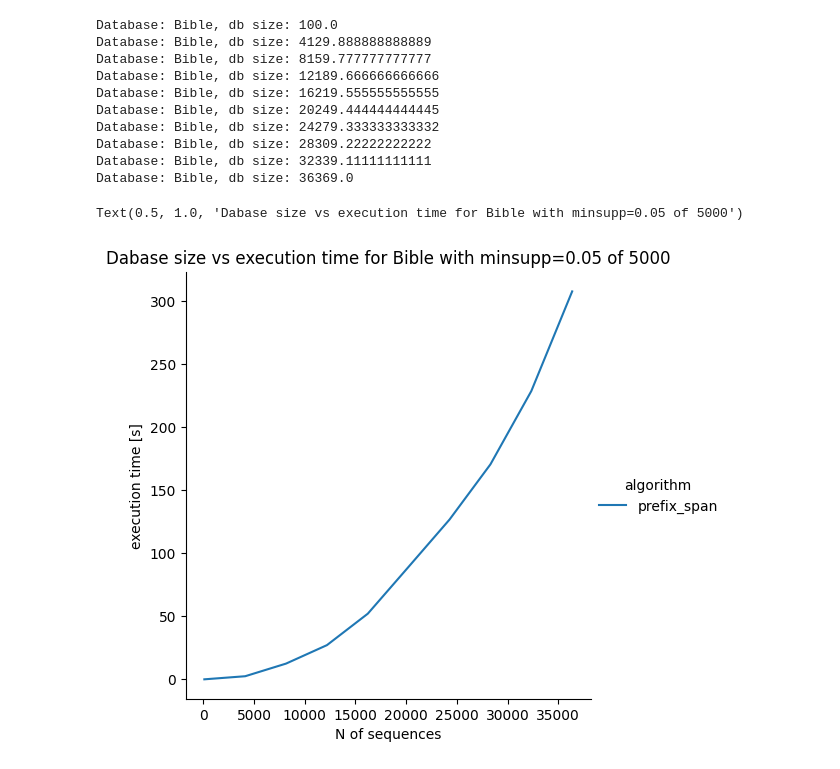
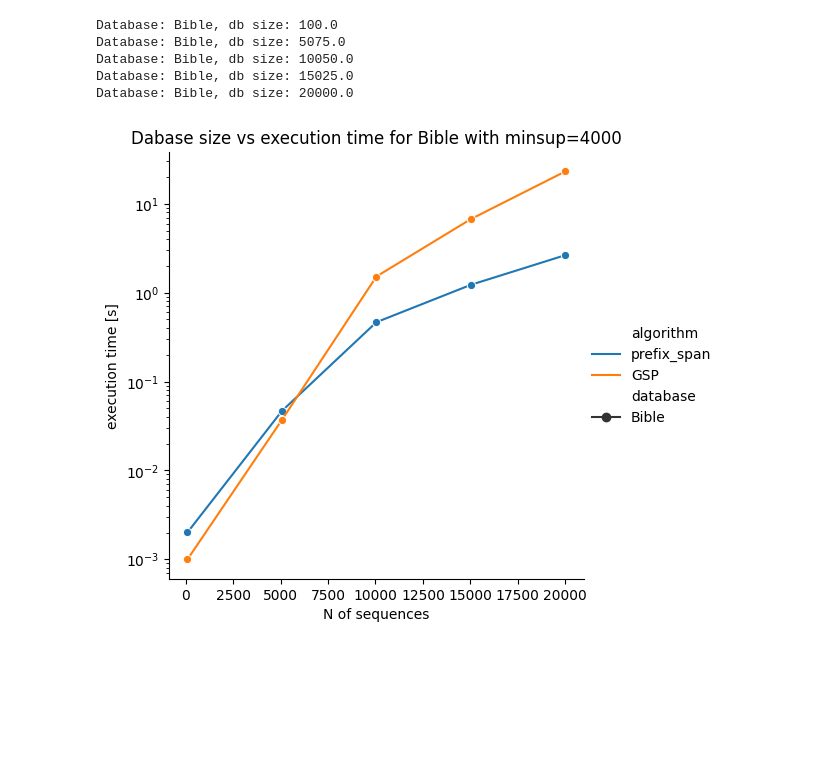
Before and after one commit to mati9456/MED_projekt, a Jupyter notebook: testy.ipynb, the cells around one changed output. Saved outputs shown, nothing was run; the diff lists cells and outputs as text; code cells hidden in the pictures; blank space fills up the shorter version.

```diff
--- a/testy.ipynb
+++ b/testy.ipynb
@@ -84,10 +103,10 @@ Text(0.5, 1.0, 'execution time vs support theshold for databases with fixed size
 database_paths = [bible]
 databases = [importDatabase(path) for path in database_paths]
 names = ["Bible"]
-size_test_support_threshold = int(0.05 * 5000)
+size_test_support_threshold = int(4000)
 
 maxSize = min([len(db) for db in databases])
-db_sizes = np.linspace(100, maxSize, 10)
+db_sizes = np.linspace(100, 20000, 5)
 
 execution_times = []
 database_size = []
@@ -105,7 +124,8 @@ for db, db_name in zip(databases, names):
 
         # time datamining
         start_time = time.time()
-        prefix_span(size_test_support_threshold, db_sampled)
+        with open('prefix_span_result.txt', 'w') as file:
+            prefix_span(size_test_support_threshold, db_sampled, file)
         end_time = time.time()
         elapsed_time = end_time - start_time
 
@@ -116,6 +136,21 @@ for db, db_name in zip(databases, names):
         database_name.append(db_name)
         database_size.append(int(size))
 
+        # time datamining
+        start_time = time.time()
+        with open('gsp_result.txt', 'w') as file:
+            gsp(size_test_support_threshold, db_sampled, file)
+        end_time = time.time()
+        elapsed_time = end_time - start_time
+
+        # collect data
+        execution_times.append(elapsed_time)
+        supp_thresholds.append(size_test_support_threshold)
+        algorithm.append("GSP")
+        database_name.append(db_name)
+        database_size.append(int(size))
+
+
 time_vs_size = pd.DataFrame({"execution time [s]": execution_times,
                             "support threshold [%]": supp_thresholds,
                             "algorithm": algorithm,
@@ -123,26 +158,22 @@ time_vs_size = pd.DataFrame({"execution time [s]": execution_times,
                             "N of sequences": database_size})
 # %% [output]
 Database: Bible, db size: 100.0
-Database: Bible, db size: 4129.888888888889
-Database: Bible, db size: 8159.777777777777
-Database: Bible, db size: 12189.666666666666
-Database: Bible, db size: 16219.555555555555
-Database: Bible, db size: 20249.444444444445
-Database: Bible, db size: 24279.333333333332
-Database: Bible, db size: 28309.22222222222
-Database: Bible, db size: 32339.11111111111
-Database: Bible, db size: 36369.0
+Database: Bible, db size: 5075.0
+Database: Bible, db size: 10050.0
+Database: Bible, db size: 15025.0
+Database: Bible, db size: 20000.0
 # %%
 # plot results
 seaborn.relplot(data=time_vs_size,
                  x="N of sequences",
                  y="execution time [s]",
                  hue="algorithm",
+                 style="database",
                  #col="database",
                  kind="line",
                  markers=True
                 )
-plt.title("Dabase size vs execution time for Bible with minsupp=0.05 of 5000")
+plt.title("Dabase size vs execution time for Bible with minsup=4000")
+plt.yscale('log')
 # %% [output]
-Text(0.5, 1.0, 'Dabase size vs execution time for Bible with minsupp=0.05 of 5000')
-[figure, old version]
+[figure, new version]
```
Also changed, not shown: parts of 4 cells of this notebook, 3 other files.
